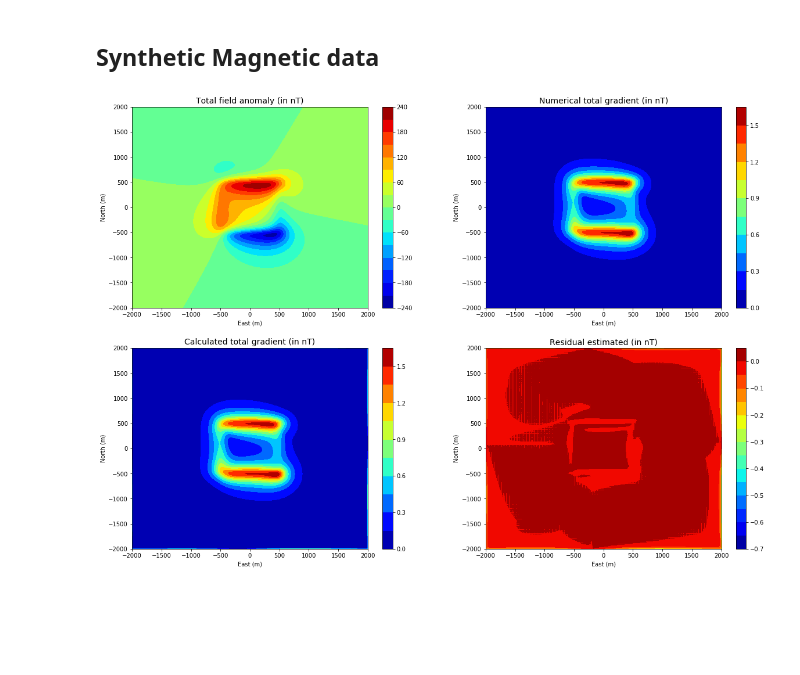
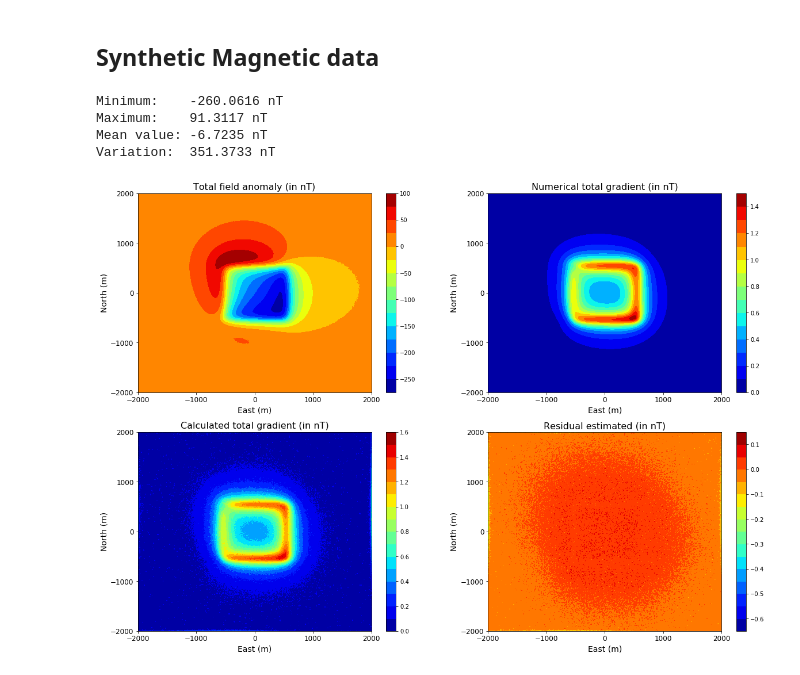
Before and after one commit to nelsondelimar/master, a Jupyter notebook: totalgradient.ipynb, the cells around one changed output. Drawn from its saved outputs; the diff is of its cells as text; code cells hidden in the pictures; blank space fills up the shorter version.

Commit message:
Notebook for total gradient amplitude (TGA)

```diff
--- a/totalgradient.ipynb
+++ b/totalgradient.ipynb
@@ -24,7 +24,7 @@ import matplotlib.pyplot as plt
 n = 500
 x = np.linspace(-2000., 2000., n)
 y = np.copy(x)
-z = -10.
+z = -50.
 
 # Creat the grid file
 X, Y = np.meshgrid(x, y)
@@ -44,58 +47,76 @@ tf = prism_tf(X, Y, z, prism, direc, direc)
+# %%
+# Statistical informations
+_ = analysis(tf, 'nT')
+# %% [output]
+Minimum:    -260.0616 nT
+Maximum:    91.3117 nT
+Mean value: -6.7235 nT
+Variation:  351.3733 nT
+# %%
+# Adding noise to the data
+tf_noise = addnoise(tf, 2., 0.1)
 # %%
 # Computes the total gradient by using the numerical derivatives
 # Calculating the numerical derivative
 delta = 10.
 # In X
-xi = prism_tf(X - delta, Y, z, prism, direc, direc)
-xf = prism_tf(X + delta, Y, z, prism, direc, direc)
+xi = prism_tf(X - delta, Y, z, prism, incf, decf, incs, decs)
+xf = prism_tf(X + delta, Y, z, prism, incf, decf, incs, decs)
 diffx = (xf - xi)/(2.*delta)
 # In Y
-yi = prism_tf(X, Y - delta, z, prism, direc, direc)
-yf = prism_tf(X, Y + delta, z, prism, direc, direc)
+yi = prism_tf(X, Y - delta, z, prism, incf, decf, incs, decs)
+yf = prism_tf(X, Y + delta, z, prism, incf, decf, incs, decs)
 diffy = (yf - yi)/(2.*delta)
 # In X
-zi = prism_tf(X, Y, z - 0.1*delta, prism, direc, direc)
-zf = prism_tf(X, Y, z + 0.1*delta, prism, direc, direc)
+zi = prism_tf(X, Y, z - 0.1*delta, prism, incf, decf, incs, decs)
+zf = prism_tf(X, Y, z + 0.1*delta, prism, incf, decf, incs, decs)
 diffz = (zf - zi)/(2.*0.1*delta)
 # Total gradient
 tga_calc = (diffx**2 + diffy**2 + diffz**2)**(0.5)
 # %%
 # Computes the total gradient by using the calculated derivatives
-tga = totalgrad(x, y, tf)
+tga = totalgrad(x, y, tf_noise)
 # %%
 # Plotting the total field anomaly and the total gradient
-plt.figure(figsize=(20,14))
+plt.figure(figsize=(20, 14))
 
 plt.subplot(2,2,1)
-plt.title('Total field anomaly (in nT)', fontsize = 14)
-plt.contourf(Y, X, tf, 15, cmap = plt.cm.jet)
-plt.xlabel('East (m)')
-plt.ylabel('North (m)')
+plt.title('Total field anomaly (in nT)', fontsize = 16)
+plt.contourf(Y, X, tf_noise, 15, cmap = plt.cm.jet)
+plt.xlabel('East (m)', fontsize = 14)
+plt.ylabel('North (m)', fontsize = 14)
+plt.xticks(np.linspace(x.min(), x.max(), 5), fontsize = 12)
+plt.yticks(np.linspace(y.min(), y.max(), 5), fontsize = 12)
 plt.colorbar()
 
 plt.subplot(2,2,2)
-plt.title('Numerical total gradient (in nT)', fontsize = 14)
+plt.title('Numerical total gradient (in nT)', fontsize = 16)
 plt.contourf(Y, X, tga_calc, 15, cmap = plt.cm.jet)
-plt.xlabel('East (m)')
-plt.ylabel('North (m)')
+plt.xlabel('East (m)', fontsize = 14)
+plt.ylabel('North (m)', fontsize = 14)
+plt.xticks(np.linspace(x.min(), x.max(), 5), fontsize = 12)
+plt.yticks(np.linspace(y.min(), y.max(), 5), fontsize = 12)
 plt.colorbar()
 
 plt.subplot(2,2,3)
-plt.title('Calculated total gradient (in nT)', fontsize = 14)
+plt.title('Calculated total gradient (in nT)', fontsize = 16)
 plt.contourf(Y, X, tga, 15, cmap = plt.cm.jet)
-plt.xlabel('East (m)')
-plt.ylabel('North (m)')
+plt.xlabel('East (m)', fontsize = 14)
+plt.ylabel('North (m)', fontsize = 14)
+plt.xticks(np.linspace(x.min(), x.max(), 5), fontsize = 12)
+plt.yticks(np.linspace(y.min(), y.max(), 5), fontsize = 12)
 plt.colorbar()
 
 plt.subplot(2,2,4)
-plt.title('Residual estimated (in nT)', fontsize = 14)
+plt.title('Residual estimated (in nT)', fontsize = 16)
 plt.contourf(Y, X, tga_calc - tga, 15, cmap = plt.cm.jet)
-plt.xlabel('East (m)')
-plt.ylabel('North (m)')
+plt.xlabel('East (m)', fontsize = 14)
+plt.ylabel('North (m)', fontsize = 14)
+plt.xticks(np.linspace(x.min(), x.max(), 5), fontsize = 12)
+plt.yticks(np.linspace(y.min(), y.max(), 5), fontsize = 12)
 plt.colorbar()
 
-plt.savefig('figures/totalgradient.png')
-
+plt.savefig('figures/totalgradient.png', facecolor='w', edgecolor='w', bbox_inches='tight')
 plt.show()
 # %% [output]
-[figure, old version]
+[figure, new version]
```
Also changed, not shown: parts of 3 cells of this notebook.
